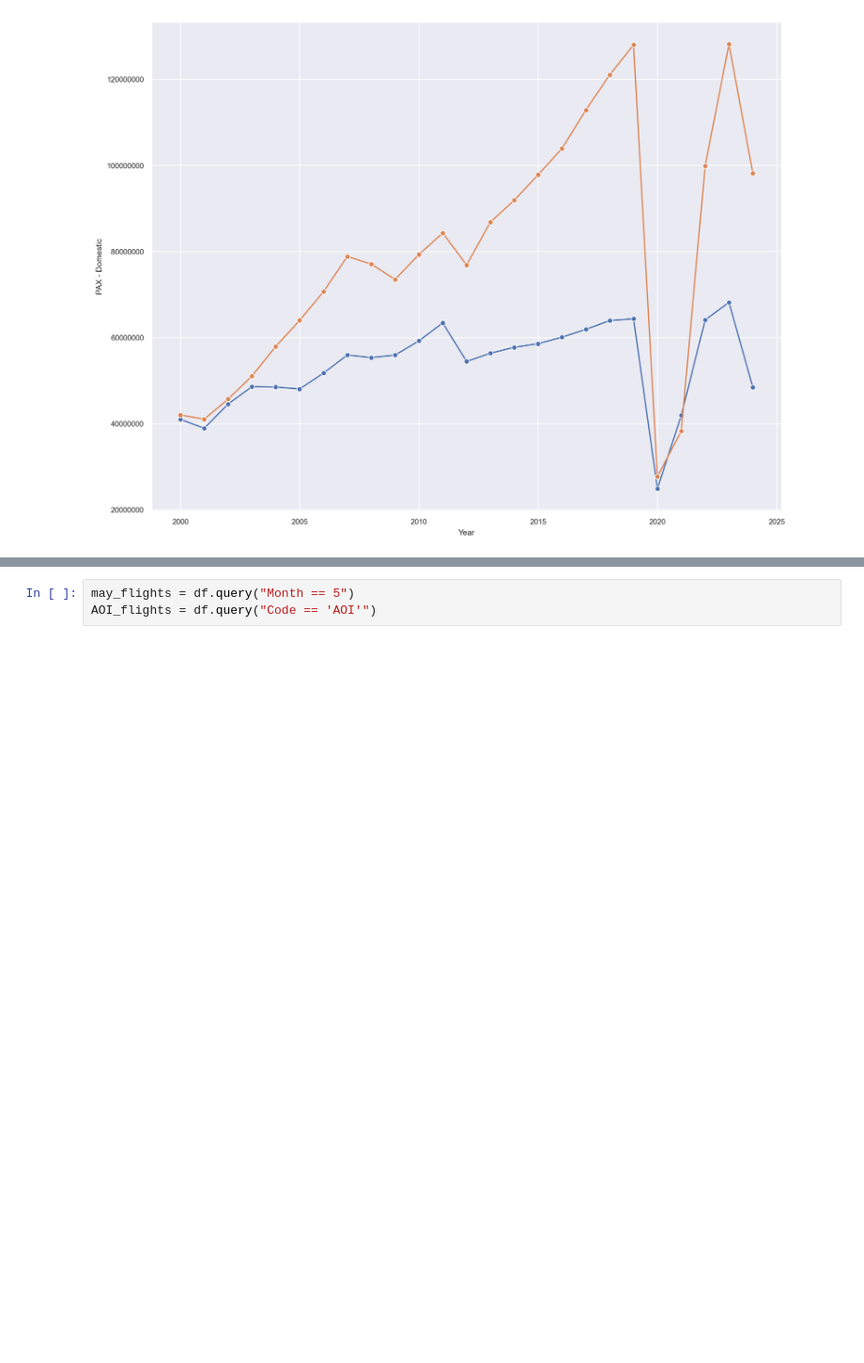
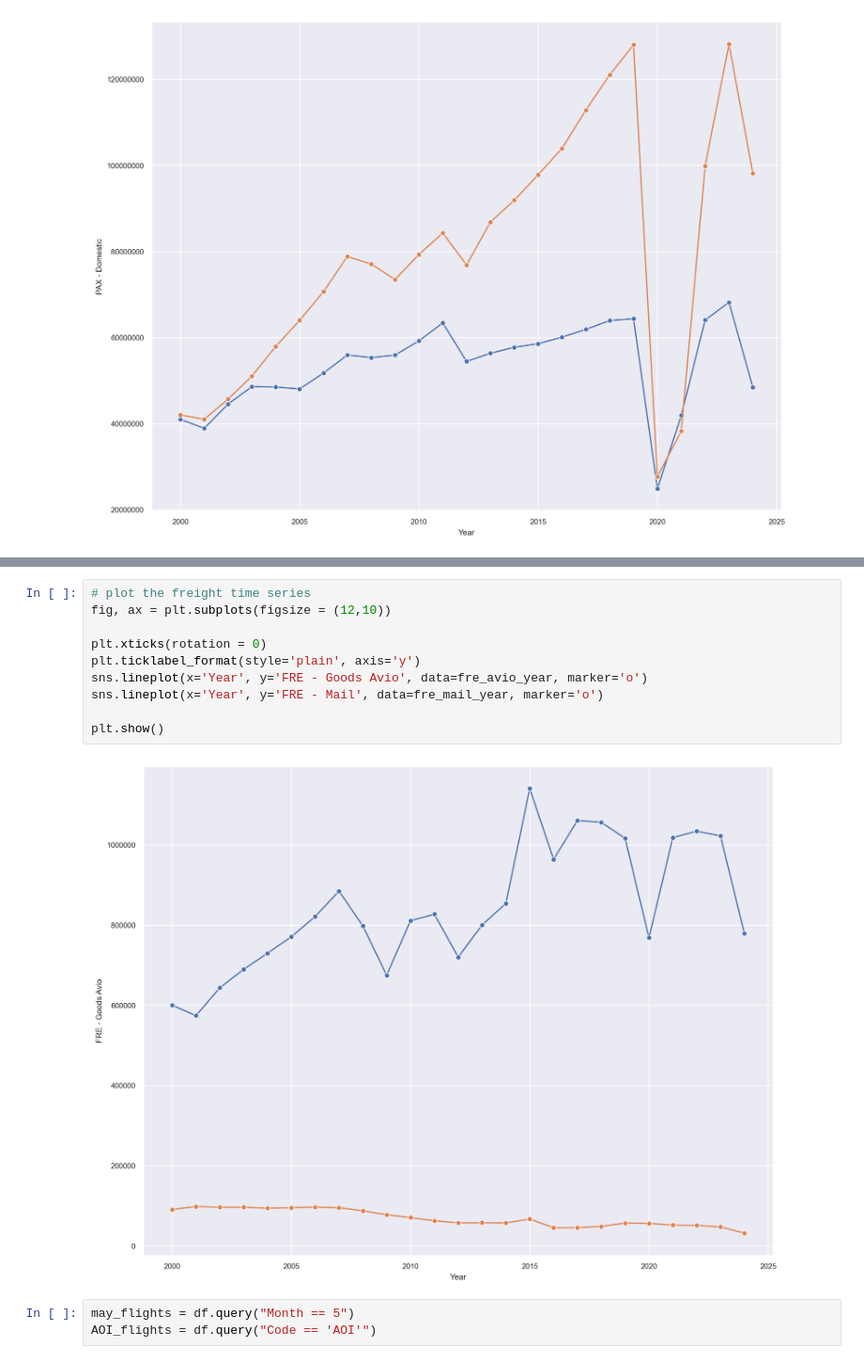
Before and after one commit to fedfioravanti/Italian_Airports, a Jupyter notebook: ItalyAirports_02_EDA.ipynb, the cells around one changed output, grey strips where cells are left out. Shown at 94% size. Cells and saved outputs as stored; diff of their text form; blank space fills up the shorter version.

```diff
--- a/ItalyAirports_02_EDA.ipynb
+++ b/ItalyAirports_02_EDA.ipynb
@@ -187,3 +209,15 @@ plt.show()
+# %%
+# plot the freight time series
+fig, ax = plt.subplots(figsize = (12,10))
+
+plt.xticks(rotation = 0)
+plt.ticklabel_format(style='plain', axis='y')
+sns.lineplot(x='Year', y='FRE - Goods Avio', data=fre_avio_year, marker='o')
+sns.lineplot(x='Year', y='FRE - Mail', data=fre_mail_year, marker='o')
+
+plt.show()
+# %% [output]
+[figure, added]
 # %%
 may_flights = df.query("Month == 5")
 AOI_flights = df.query("Code == 'AOI'")
```
Also changed, not shown: parts of 6 cells of this notebook.
